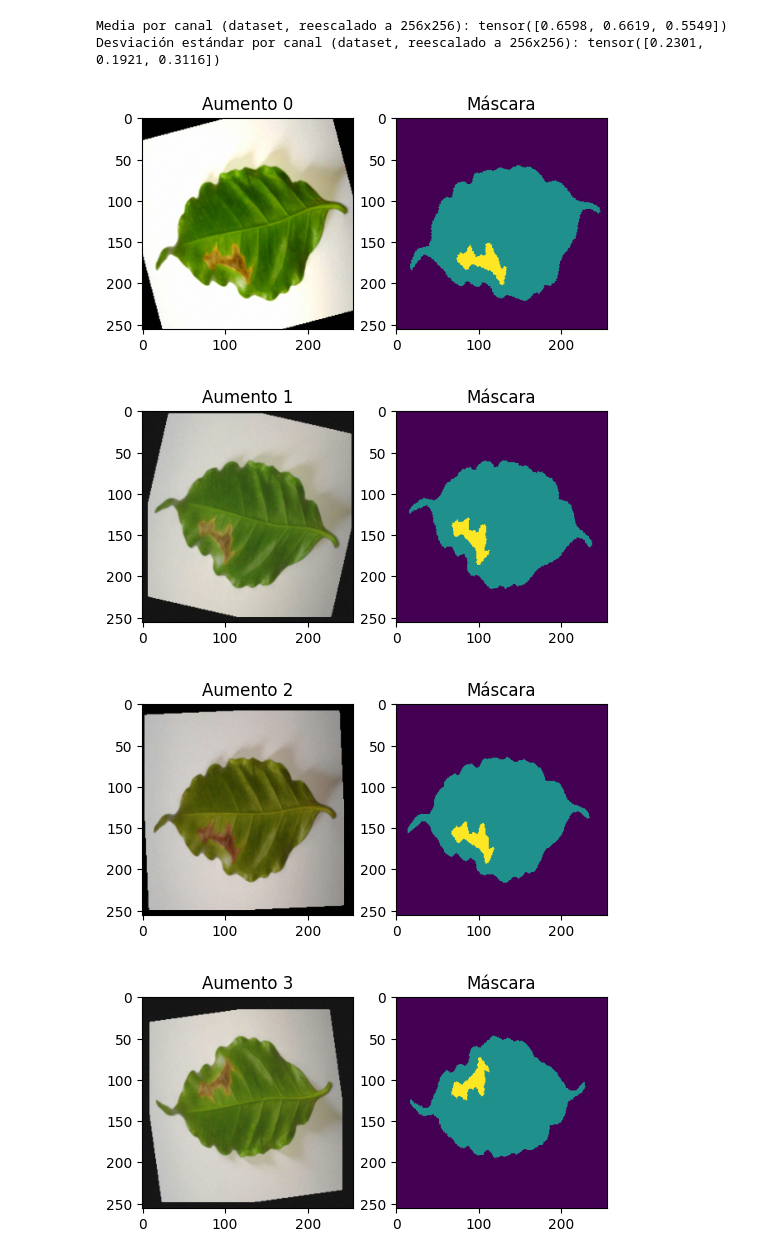
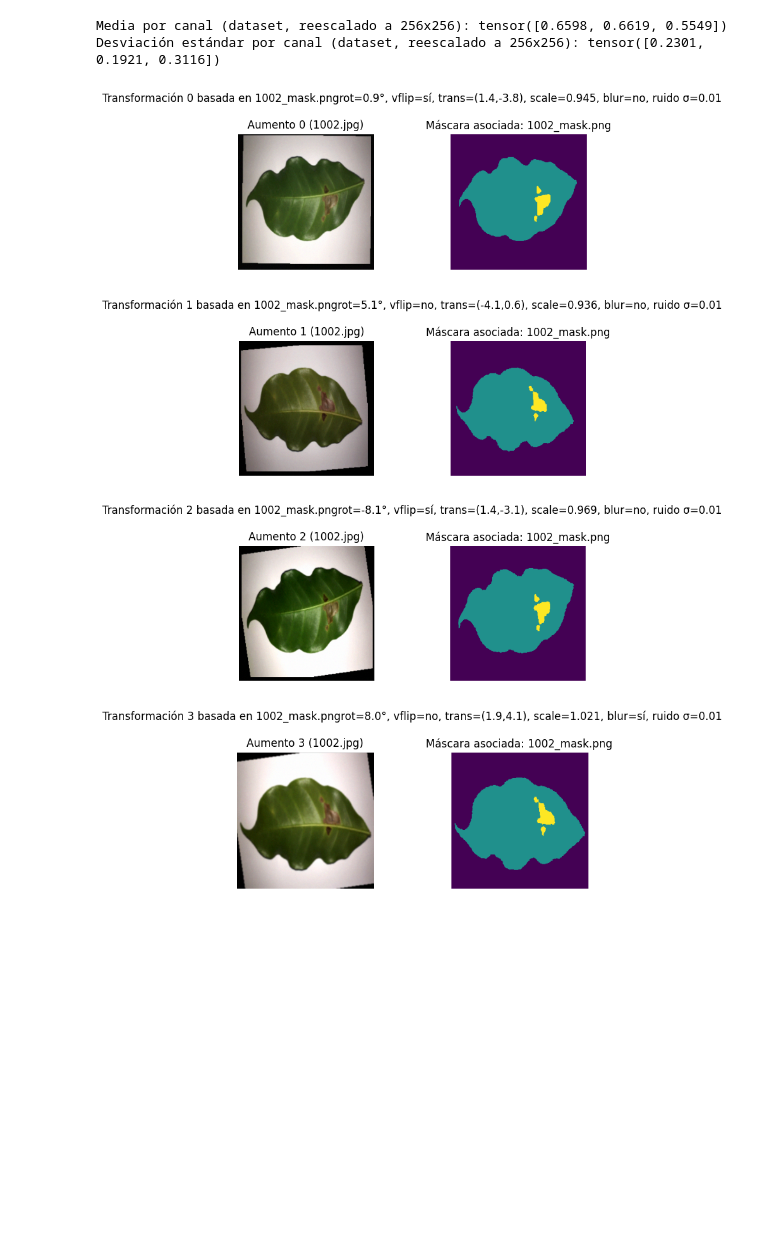
Before and after one commit to Locotin/Tarea-3-IA, a Jupyter notebook: ksolanoc_semantic_segmentation.ipynb, the cells around one changed output. Saved outputs shown, nothing was run; the diff lists cells and outputs as text; code cells hidden in the pictures; blank space fills up the shorter version.

```diff
--- a/ksolanoc_semantic_segmentation.ipynb
+++ b/ksolanoc_semantic_segmentation.ipynb
@@ -227,17 +248,44 @@ def preprocess_validation_sample(img, mask):
     img = normalize_transform(img)
     mask = mask_to_tensor(mask)
     return img, mask
-# %%
-sample_img = Image.open("coffee_leaves/coffee_leaves/train/imgs/60.jpg").convert("RGB")
-sample_mask = Image.open("coffee_leaves/coffee_leaves/train/masks/60_mask.png")
-
-for i in range(4):
-    img_t, mask_t = preprocess_training_sample(sample_img.copy(), sample_mask.copy())
-    plt.figure(figsize=(6,3))
-    plt.subplot(1,2,1); plt.imshow(img_t.permute(1,2,0).cpu().numpy()*IMG_STD.numpy()+IMG_MEAN.numpy()); plt.title(f"Aumento {i}")
-    plt.subplot(1,2,2); plt.imshow(mask_t.cpu().numpy()); plt.title("Máscara"); plt.show()
-# %% [output]
-[figure, removed]
-[figure, removed]
-[figure, removed]
-[figure, removed]
+# %%
+1002
+sample_img_path = "coffee_leaves/coffee_leaves/train/imgs/1002.jpg"
+sample_mask_path = "coffee_leaves/coffee_leaves/train/masks/1002_mask.png"
+
+sample_img = Image.open(sample_img_path).convert("RGB")
+sample_mask = Image.open(sample_mask_path)
+
+img_name = os.path.basename(sample_img_path)
+mask_name = os.path.basename(sample_mask_path)
+
+for i in range(4):
+    img_t, mask_t, metadata = preprocess_training_sample(
+        sample_img.copy(), sample_mask.copy(), return_metadata=True
+    )
+
+    geom = (
+        f"rot={metadata['rotation_deg']:.1f}°, vflip={'sí' if metadata['vertical_flip'] else 'no'}, "
+        f"trans=({metadata['translate_px'][0]:.1f},{metadata['translate_px'][1]:.1f}), "
+        f"scale={metadata['scale_factor']:.3f}"
+    )
+    blur_txt = 'sí' if metadata['blur_applied'] else 'no'
+
+    fig, axes = plt.subplots(1, 2, figsize=(7, 3))
+    axes[0].imshow(img_t.permute(1, 2, 0).cpu().numpy() * IMG_STD.numpy() + IMG_MEAN.numpy())
+    axes[0].set_title(f"Aumento {i} ({img_name})")
+    axes[0].axis('off')
+
+    axes[1].imshow(mask_t.cpu().numpy(), vmin=0, vmax=2, cmap='viridis')
+    axes[1].set_title(f"Máscara asociada: {mask_name}")
+    axes[1].axis('off')
+
+    fig.suptitle(f"Transformación {i} basada en {mask_name}"f"{geom}, blur={blur_txt}, ruido σ={metadata['noise_std']}"
+    )
+    plt.tight_layout()
+    plt.show()
+# %% [output]
+[figure, added]
+[figure, added]
+[figure, added]
+[figure, added]
```
Also changed, not shown: parts of 7 cells of this notebook.
